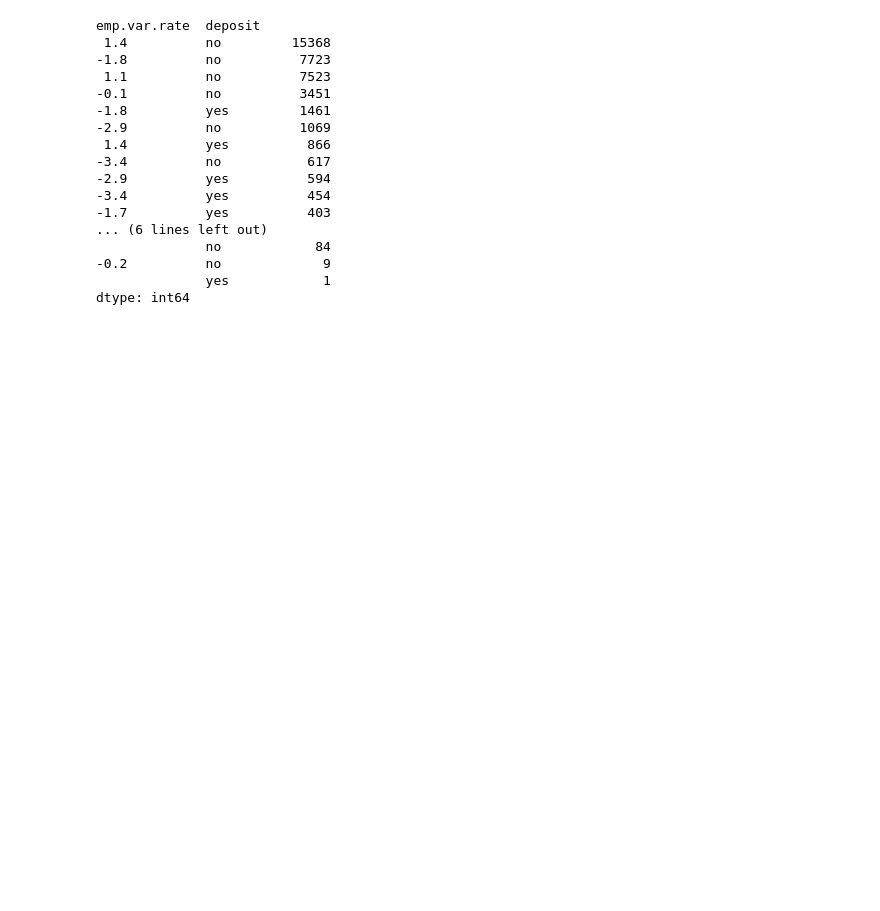
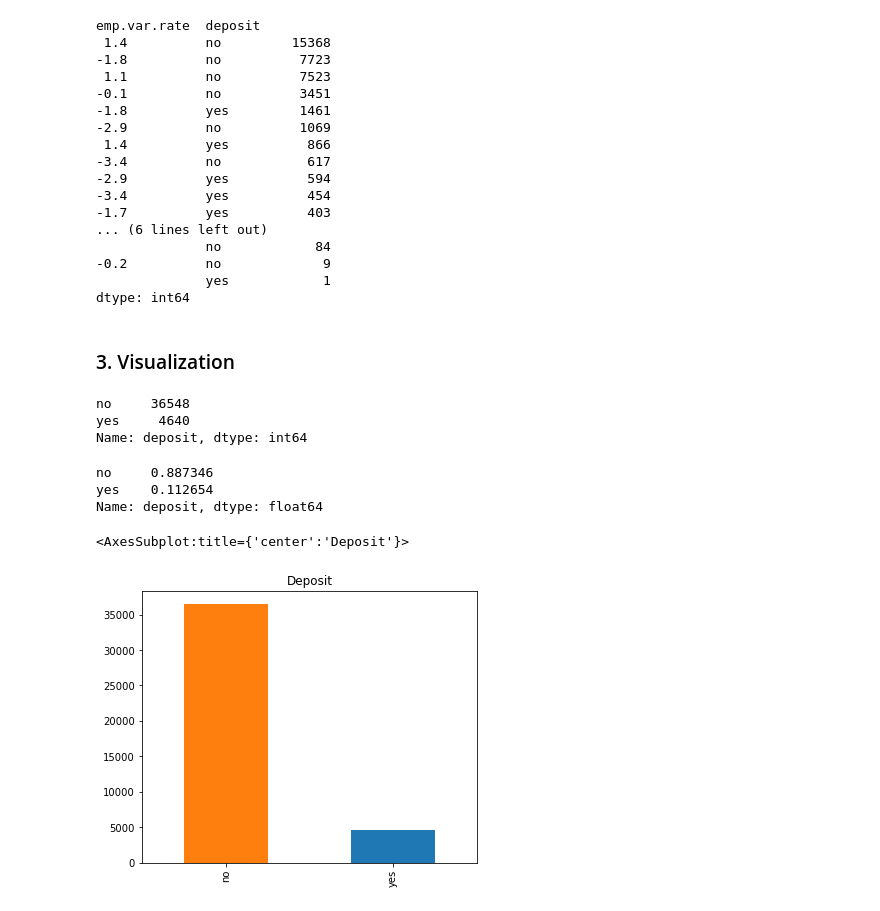
Before and after one commit to deepak-lokande-p/DataMiningProject, a Jupyter notebook: Term_Project.ipynb, the cells around one changed output. Drawn from its saved outputs; the diff is of its cells as text; code cells hidden in the pictures; blank space fills up the shorter version.

Commit message:
Add files via upload
[User Story] BMA: Update Visualization Changes

```diff
--- a/Term_Project.ipynb
+++ b/Term_Project.ipynb
@@ -137,5 +135,5 @@ poutcome
 y
 ['no' 'yes']
 # %%
-#bank_df = bank_df.rename(columns={'y':'deposit'})
-#bank_df
+bank_df = bank_df.rename(columns={'y':'deposit'})
+bank_df
@@ -189,3 +201,5 @@ emp.var.rate  deposit
 -0.2          no             9
               yes            1
 dtype: int64
+# %% [markdown]
+###  3. Visualization
@@ -191,0 +213,17 @@ dtype: int64
+# %%
+bank_df.deposit.value_counts()
+# %% [output]
+no     36548
+yes     4640
+Name: deposit, dtype: int64
+# %%
+bank_df.deposit.value_counts(normalize=True)
+# %% [output]
+no     0.887346
+yes    0.112654
+Name: deposit, dtype: float64
+# %%
+bank_df.deposit.value_counts().plot(kind='bar',stacked=True,figsize=(6,5),color=['C1','C0'],title='Deposit')
+# %% [output]
+<AxesSubplot:title={'center':'Deposit'}>
+[figure, added]
```
Also changed, not shown: parts of 15 cells of this notebook.
